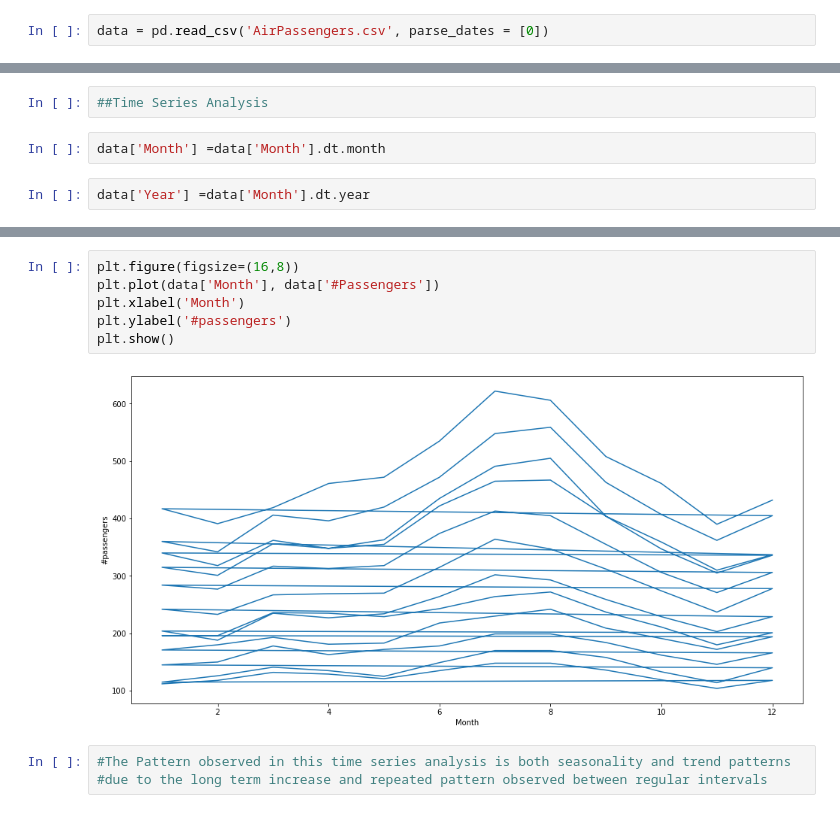
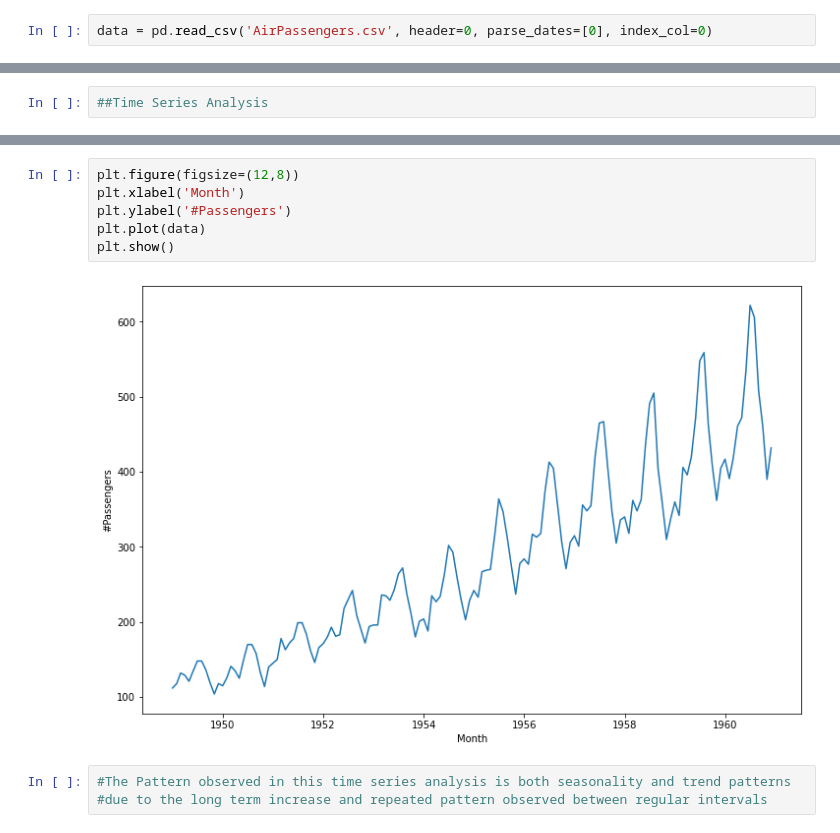
Before and after one commit to Esthermorka/Time-Series-Analysis, a Jupyter notebook: Time series Analysis.ipynb, the cells around one changed output, grey strips where cells are left out. Cells and saved outputs as stored; diff of their text form.

```diff
--- a/Time series Analysis.ipynb
+++ b/Time series Analysis.ipynb
@@ -2,7 +2,7 @@
 import matplotlib.pyplot as plt
 import pandas as pd
 # %%
-data = pd.read_csv('AirPassengers.csv', parse_dates = [0])
+data = pd.read_csv('AirPassengers.csv', header=0, parse_dates=[0], index_col=0)
 # %% [markdown]
  DATA EXPLORATION
 # %%
@@ -63,8 +63,4 @@ data.describe()
 | max | 622.000000 |
 # %%
 ##Time Series Analysis
-# %%
-data['Month'] =data['Month'].dt.month
-# %%
-data['Year'] =data['Month'].dt.year
 # %%
@@ -84,11 +81,11 @@ plt.show()
 # %%
-plt.figure(figsize=(16,8))
-plt.plot(data['Month'], data['#Passengers'])
+plt.figure(figsize=(12,8))
 plt.xlabel('Month')
-plt.ylabel('#passengers')
+plt.ylabel('#Passengers')
+plt.plot(data)
 plt.show()
 # %% [output]
-[figure, old version]
+[figure, new version]
 # %%
 #The Pattern observed in this time series analysis is both seasonality and trend patterns
 #due to the long term increase and repeated pattern observed between regular intervals
```
Also changed, not shown: parts of 8 cells of this notebook.
